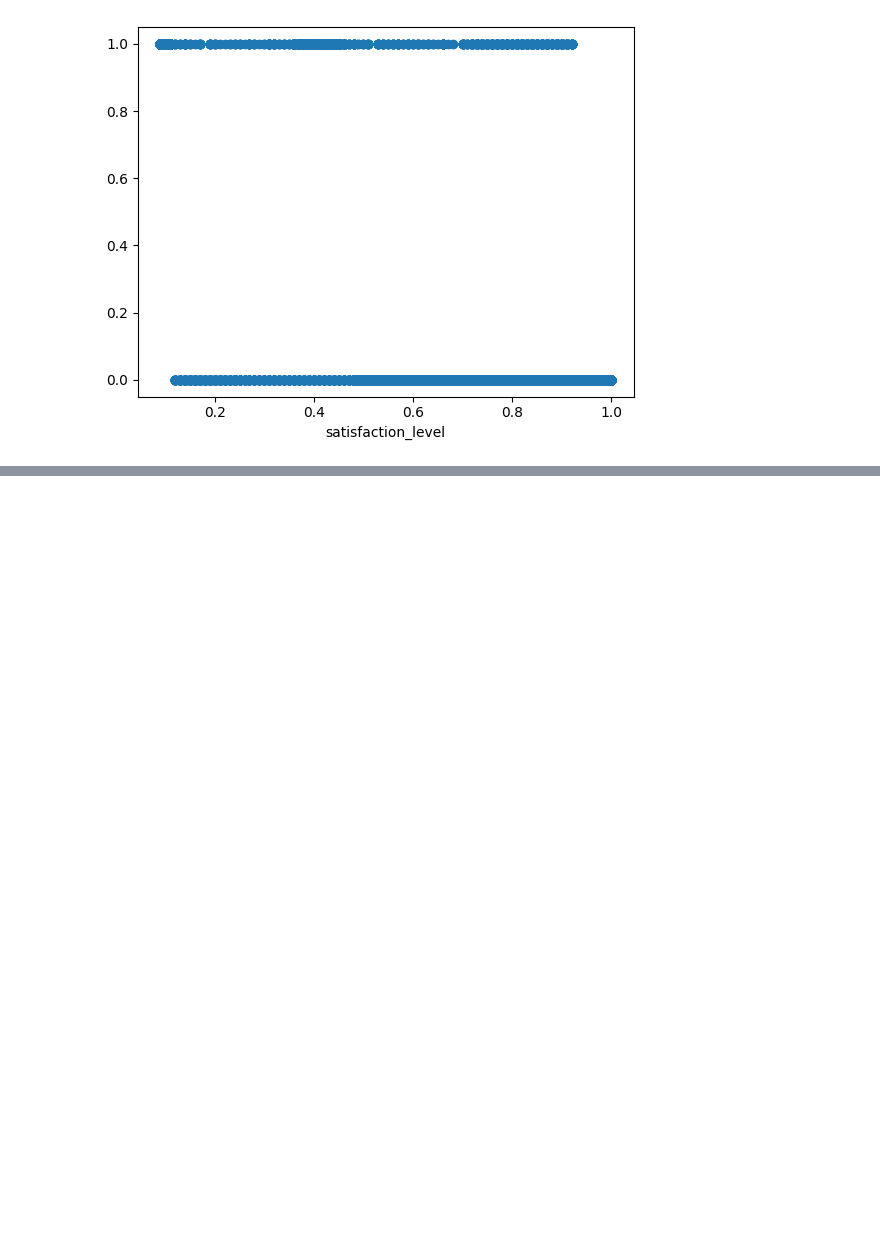
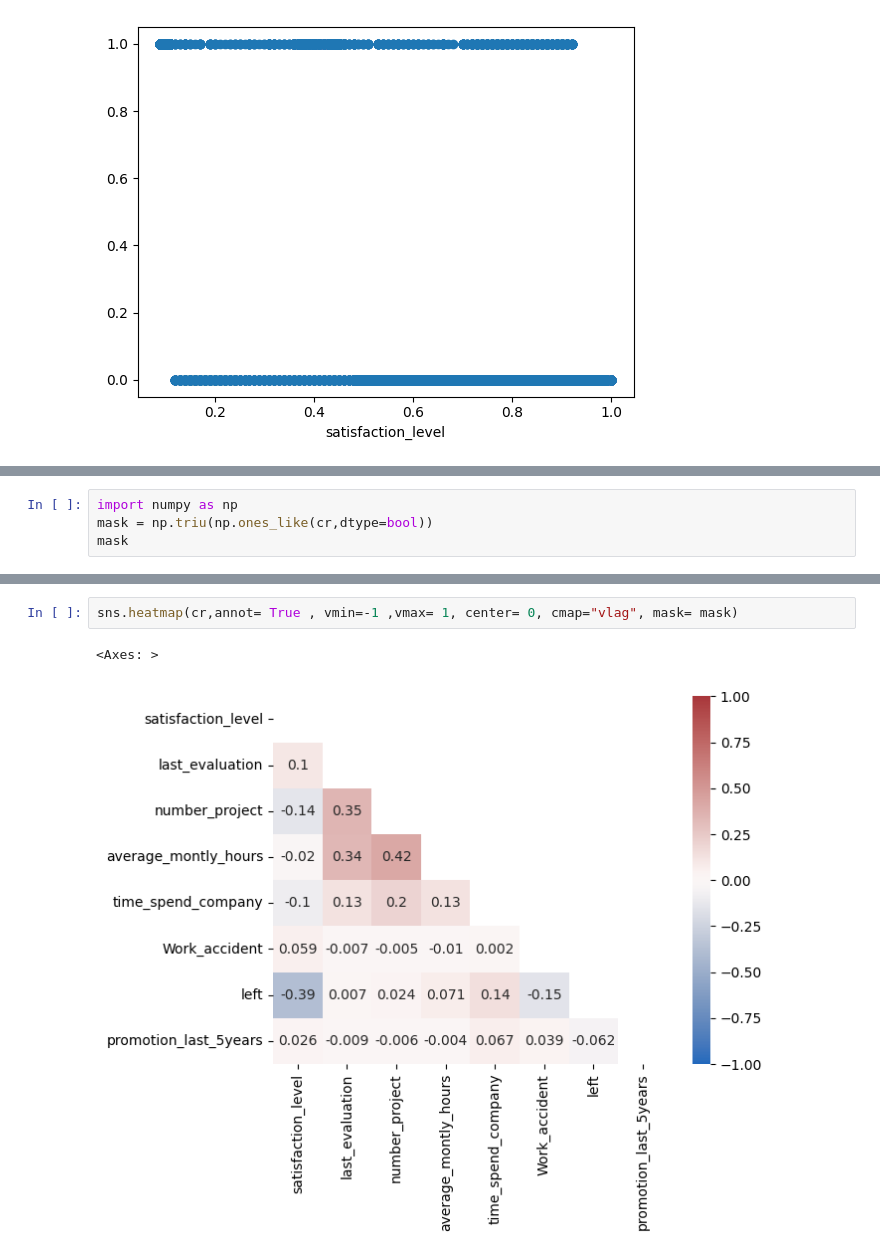
Before and after one commit to pb319/Stat_ML-Learning, a Jupyter notebook: Exercise7/workbook.ipynb, the cells around one changed output, grey strips where cells are left out. Drawn from its saved outputs; the diff is of its cells as text; blank space fills up the shorter version.

```diff
--- a/Exercise7/workbook.ipynb
+++ b/Exercise7/workbook.ipynb
@@ -96,0 +118,4 @@ plt.scatter(df['satisfaction_level'],df['left'])
+# %%
+import numpy as np
+mask = np.triu(np.ones_like(cr,dtype=bool))
+mask
@@ -96,0 +131,5 @@ plt.scatter(df['satisfaction_level'],df['left'])
+# %%
+sns.heatmap(cr,annot= True , vmin=-1 ,vmax= 1, center= 0, cmap="vlag", mask= mask)
+# %% [output]
+<Axes: >
+[figure, added]
```
Also changed, not shown: parts of 14 cells of this notebook.
